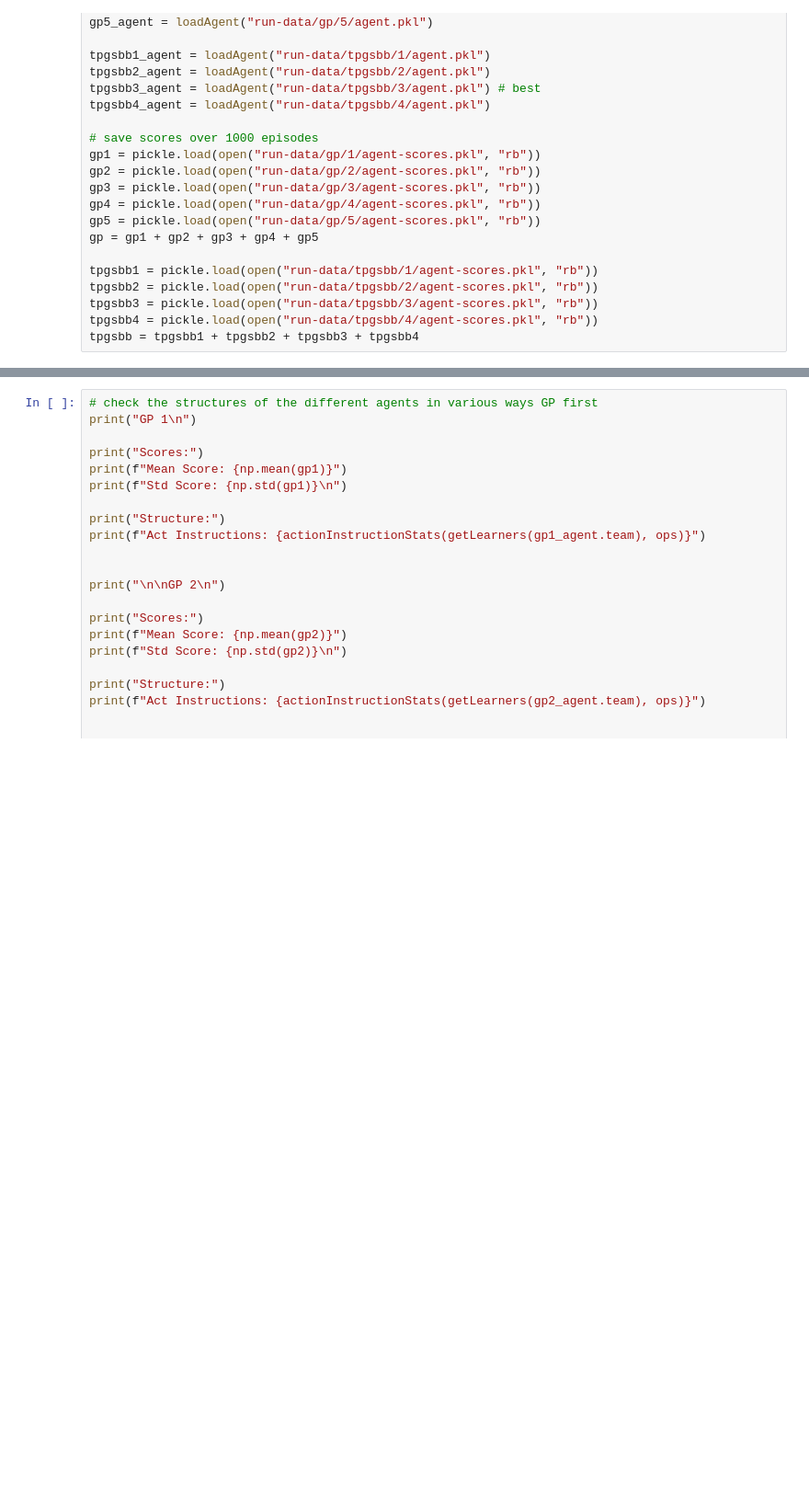
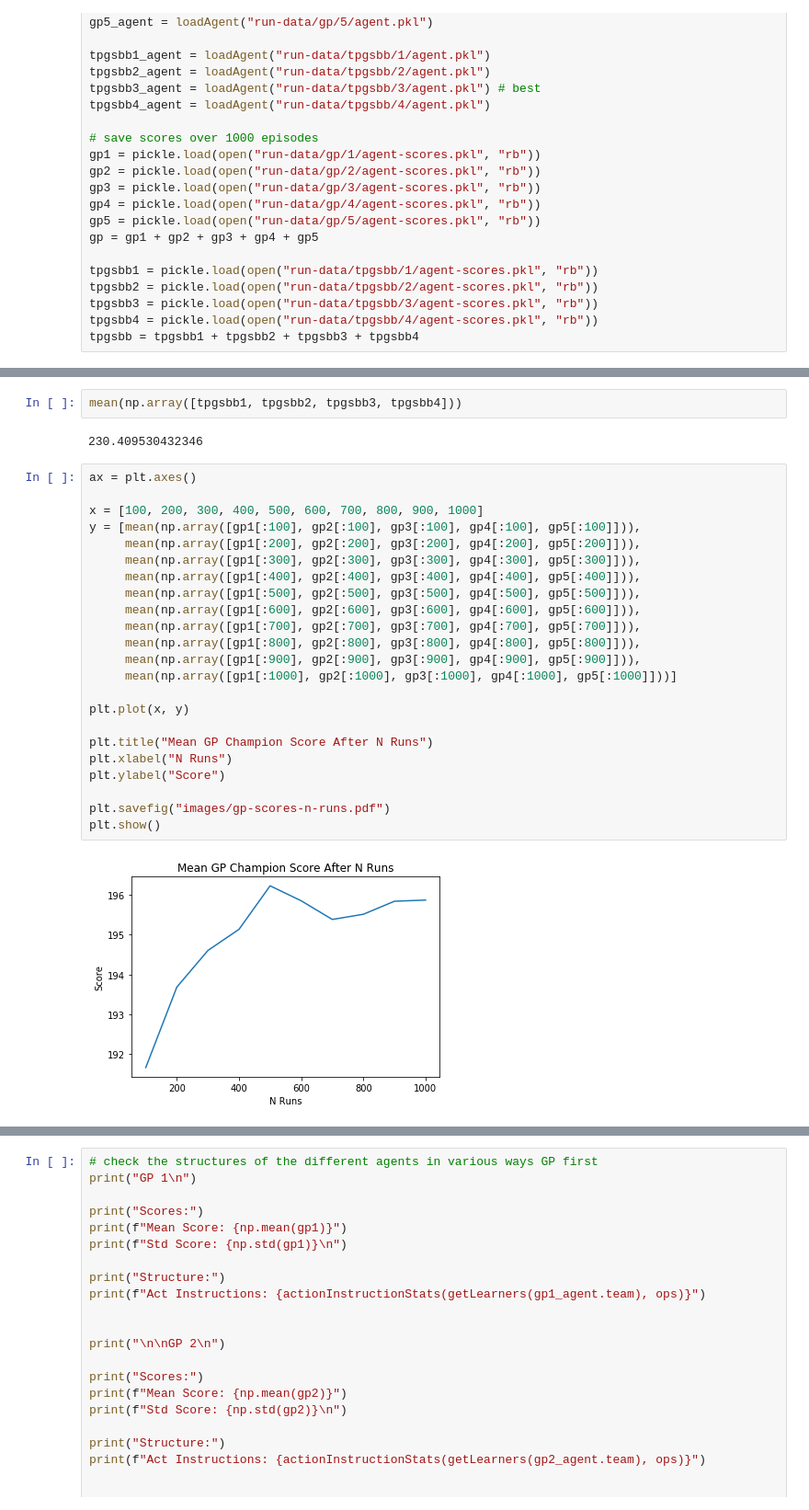
Before and after one commit to Ryan-Amaral/gp-bipedal-walker-analysis, a Jupyter notebook: champion_analysis.ipynb, the cells around one changed output, grey strips where cells are left out. Shown at 92% size. Cells and saved outputs as stored; diff of their text form; blank space fills up the shorter version.

```diff
--- a/champion_analysis.ipynb
+++ b/champion_analysis.ipynb
@@ -61,0 +62,29 @@ plt.show()
+# %%
+mean(np.array([tpgsbb1, tpgsbb2, tpgsbb3, tpgsbb4]))
+# %% [output]
+230.409530432346
+# %%
+ax = plt.axes()
+
+x = [100, 200, 300, 400, 500, 600, 700, 800, 900, 1000]
+y = [mean(np.array([gp1[:100], gp2[:100], gp3[:100], gp4[:100], gp5[:100]])),
+     mean(np.array([gp1[:200], gp2[:200], gp3[:200], gp4[:200], gp5[:200]])),
+     mean(np.array([gp1[:300], gp2[:300], gp3[:300], gp4[:300], gp5[:300]])),
+     mean(np.array([gp1[:400], gp2[:400], gp3[:400], gp4[:400], gp5[:400]])),
+     mean(np.array([gp1[:500], gp2[:500], gp3[:500], gp4[:500], gp5[:500]])),
+     mean(np.array([gp1[:600], gp2[:600], gp3[:600], gp4[:600], gp5[:600]])),
+     mean(np.array([gp1[:700], gp2[:700], gp3[:700], gp4[:700], gp5[:700]])),
+     mean(np.array([gp1[:800], gp2[:800], gp3[:800], gp4[:800], gp5[:800]])),
+     mean(np.array([gp1[:900], gp2[:900], gp3[:900], gp4[:900], gp5[:900]])),
+     mean(np.array([gp1[:1000], gp2[:1000], gp3[:1000], gp4[:1000], gp5[:1000]]))]
+
+plt.plot(x, y)
+
+plt.title("Mean GP Champion Score After N Runs")
+plt.xlabel("N Runs")
+plt.ylabel("Score")
+
+plt.savefig("images/gp-scores-n-runs.pdf")
+plt.show()
+# %% [output]
+[figure, added]
```
Also changed, not shown: parts of 9 cells of this notebook, 4 other files.
